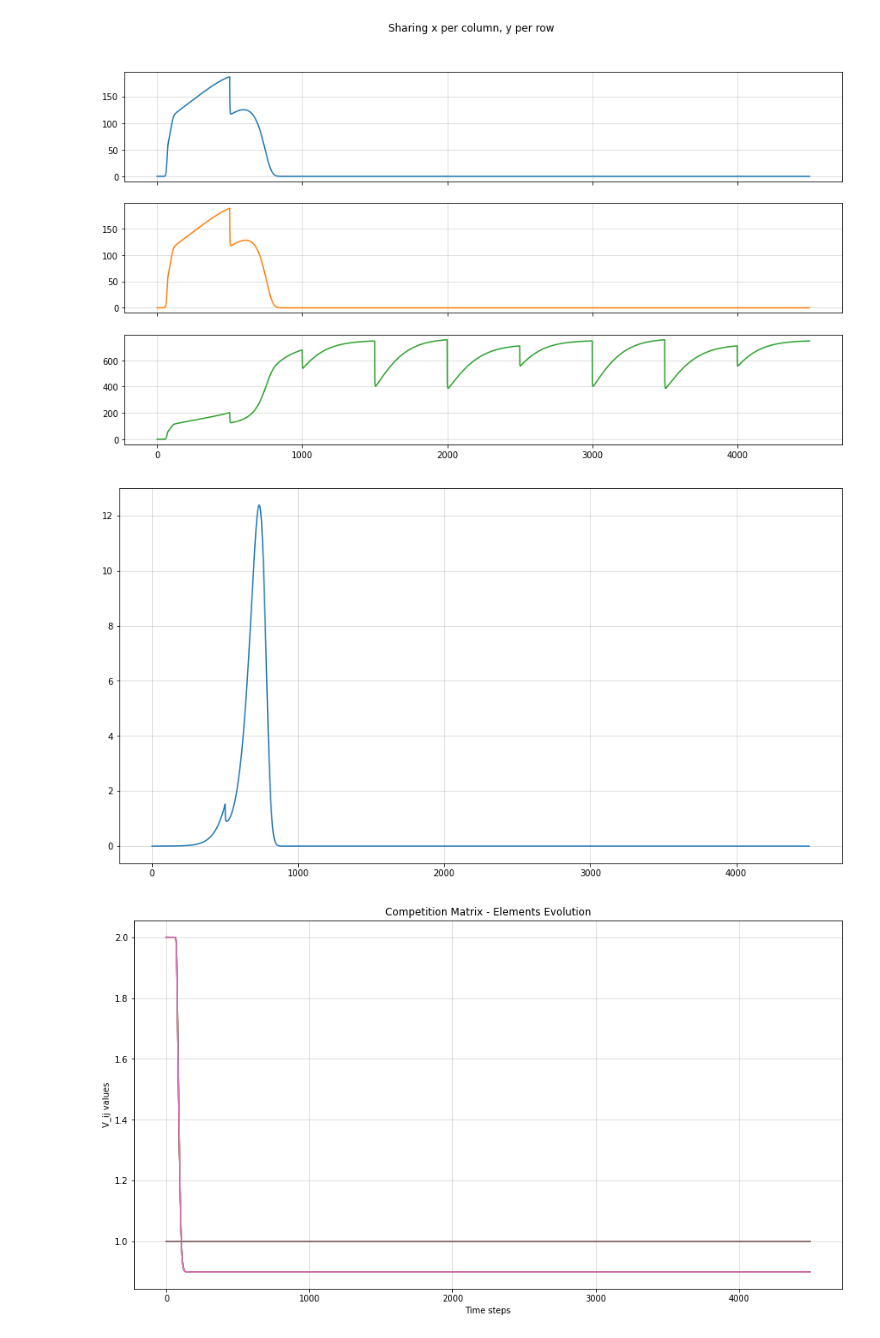
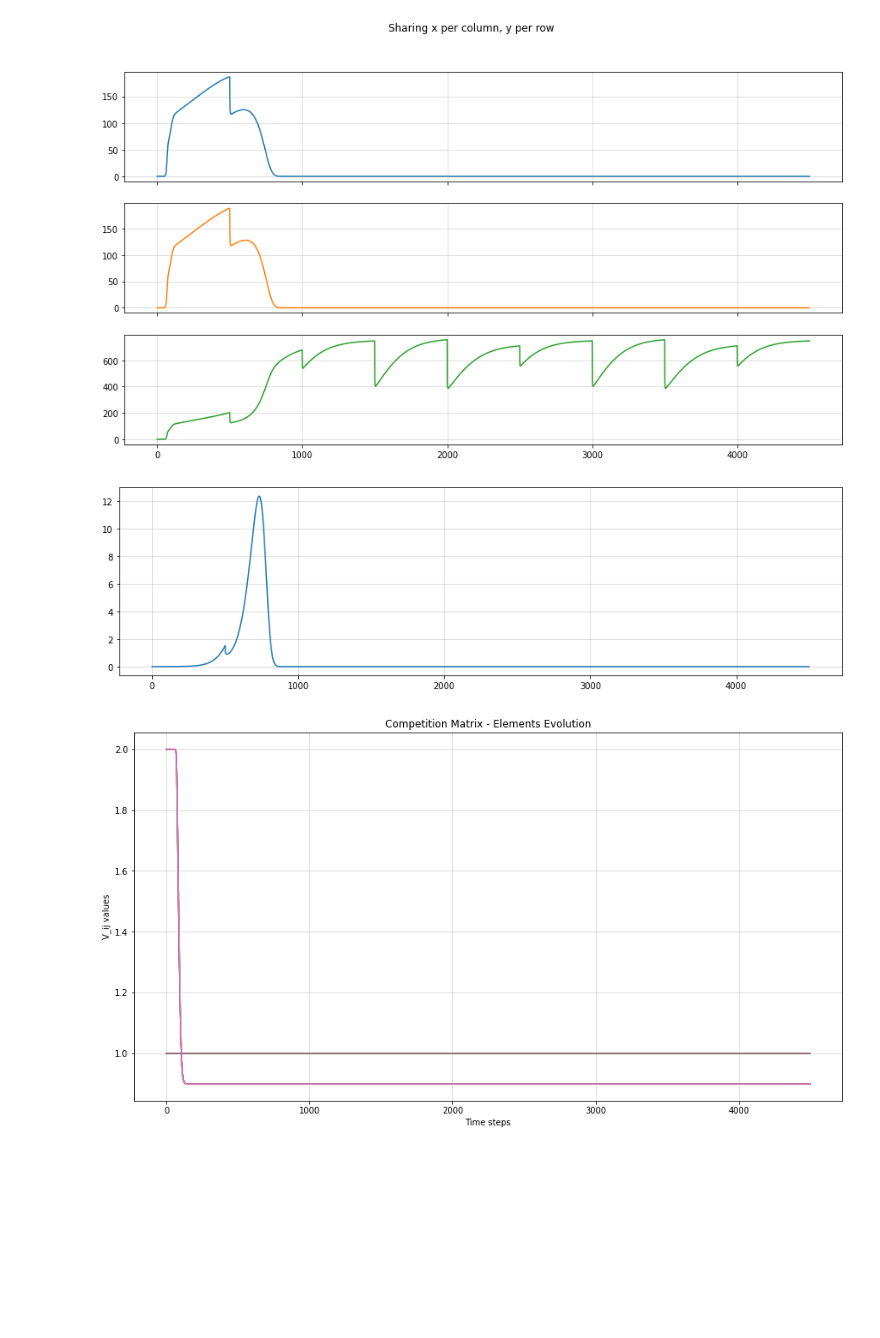
Before and after one commit to sazio/Transients, a Jupyter notebook: Python/WLC_SSM.ipynb, the cells around one changed output. Saved outputs shown, nothing was run; the diff lists cells and outputs as text; code cells hidden in the pictures; blank space fills up the shorter version.

Commit message:
Adding another plot

```diff
--- a/Python/WLC_SSM.ipynb
+++ b/Python/WLC_SSM.ipynb
@@ -184,11 +182,11 @@ for ax in fig.get_axes():
 # %% [output]
 [figure]
 # %%
-plt.figure(figsize=(15,8))
+plt.figure(figsize=(15,4))
 plt.plot(a_learn[:,1] - a_learn[:,0])
 plt.grid(alpha = 0.5)
 # %% [output]
-[figure, old version]
+[figure, new version]
 # %%
 plt.figure(figsize=(15,8))
 plt.title("Competition Matrix - Elements Evolution")
```
Also changed, not shown: parts of 2 cells of this notebook.
